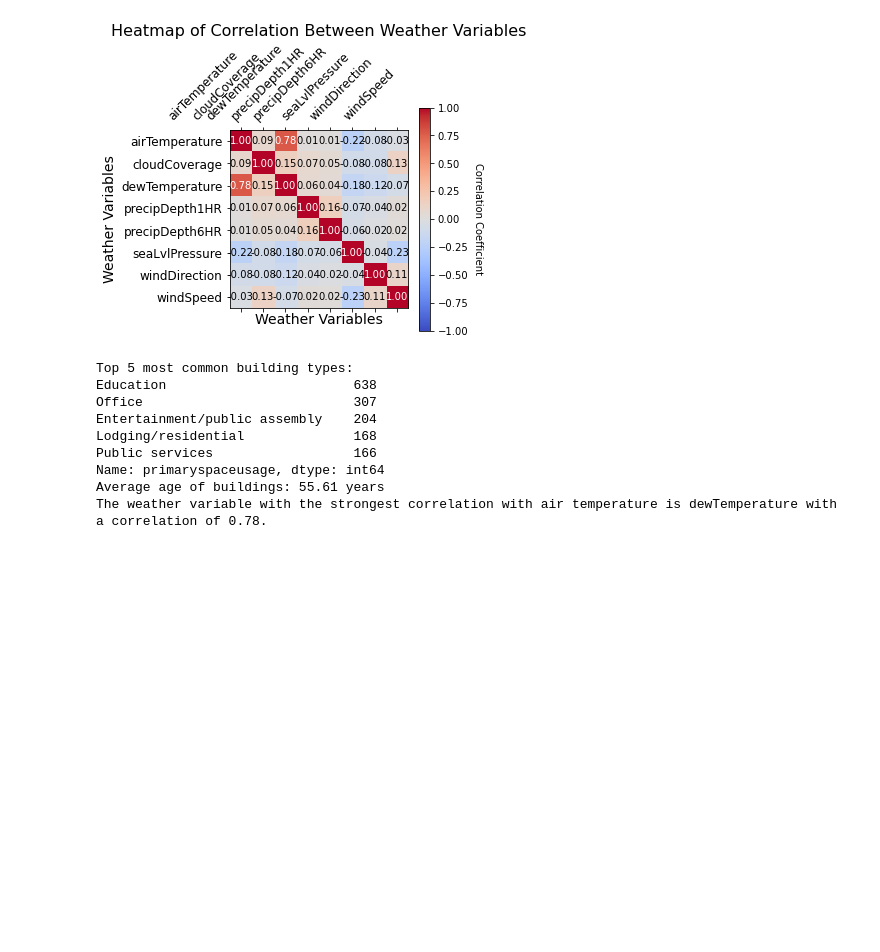
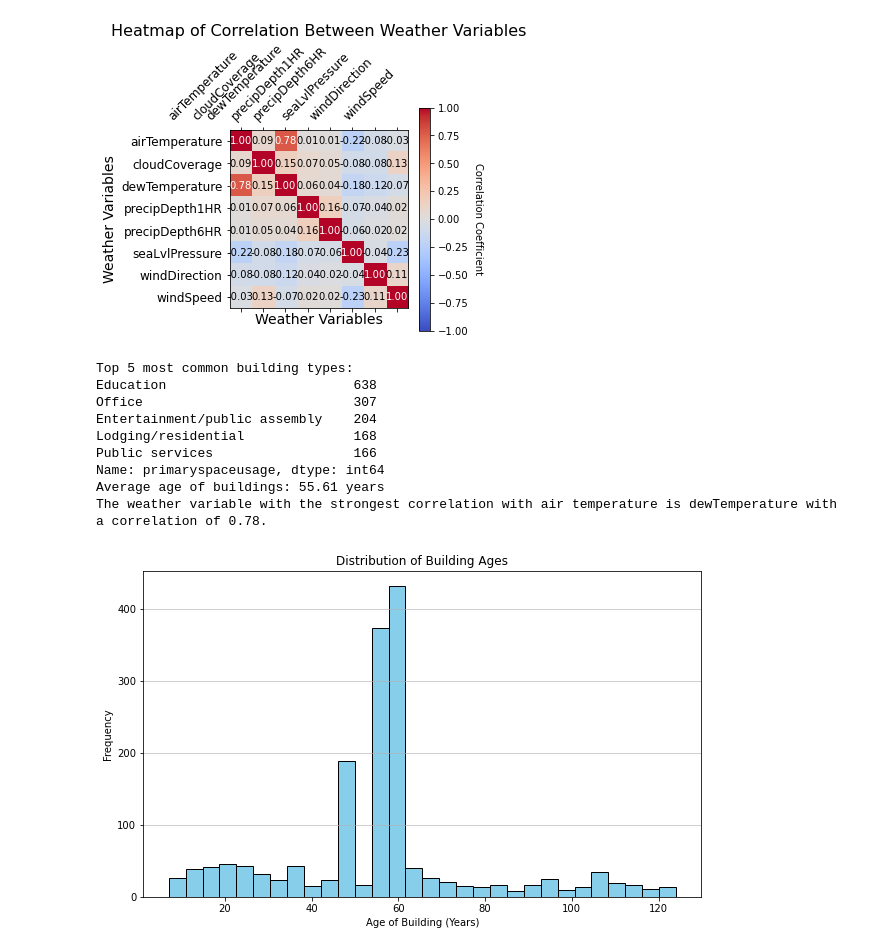
Before and after one commit to aaryanmahipalcu/ME-371, a Jupyter notebook: Building Energy Analysis/bea.ipynb, the cells around one changed output. Saved outputs shown, nothing was run; the diff lists cells and outputs as text; code cells hidden in the pictures; blank space fills up the shorter version.

```diff
--- a/Building Energy Analysis/bea.ipynb
+++ b/Building Energy Analysis/bea.ipynb
@@ -250,27 +250,38 @@ plt.show()
 # %%
 # What are the top 5 most common building types (primaryspaceusage) in the dataset?
 top_building_types = metadata['primaryspaceusage'].value_counts().head(5)
 print("Top 5 most common building types:")
 print(top_building_types)
 
 # What is the average age of buildings in the dataset?
 current_year = 2024  # Update this to the current year
 average_age = current_year - metadata['yearbuilt'].mean()
 print(f"Average age of buildings: {average_age:.2f} years")
 
 # Which weather variable has the strongest correlation with air temperature?
 air_temp_correlation = correlation_matrix['airTemperature'].drop('airTemperature')  # Exclude self-correlation
 strongest_correlation_variable = air_temp_correlation.idxmax()
 strongest_correlation_value = air_temp_correlation.max()
 
 print(f"The weather variable with the strongest correlation with air temperature is {strongest_correlation_variable} with a correlation of {strongest_correlation_value:.2f}.")
+
+# Plotting the distribution of building ages
+metadata['building_age'] = current_year - metadata['yearbuilt']
+plt.figure(figsize=(10, 6))
+plt.hist(metadata['building_age'], bins=30, color='skyblue', edgecolor='black')
+plt.title('Distribution of Building Ages')
+plt.xlabel('Age of Building (Years)')
+plt.ylabel('Frequency')
+plt.grid(axis='y', alpha=0.75)
+plt.show()
 # %% [output]
 Top 5 most common building types:
 Education                        638
 Office                           307
 Entertainment/public assembly    204
 Lodging/residential              168
 Public services                  166
 Name: primaryspaceusage, dtype: int64
 Average age of buildings: 55.61 years
 The weather variable with the strongest correlation with air temperature is dewTemperature with a correlation of 0.78.
+[figure, added]
```
